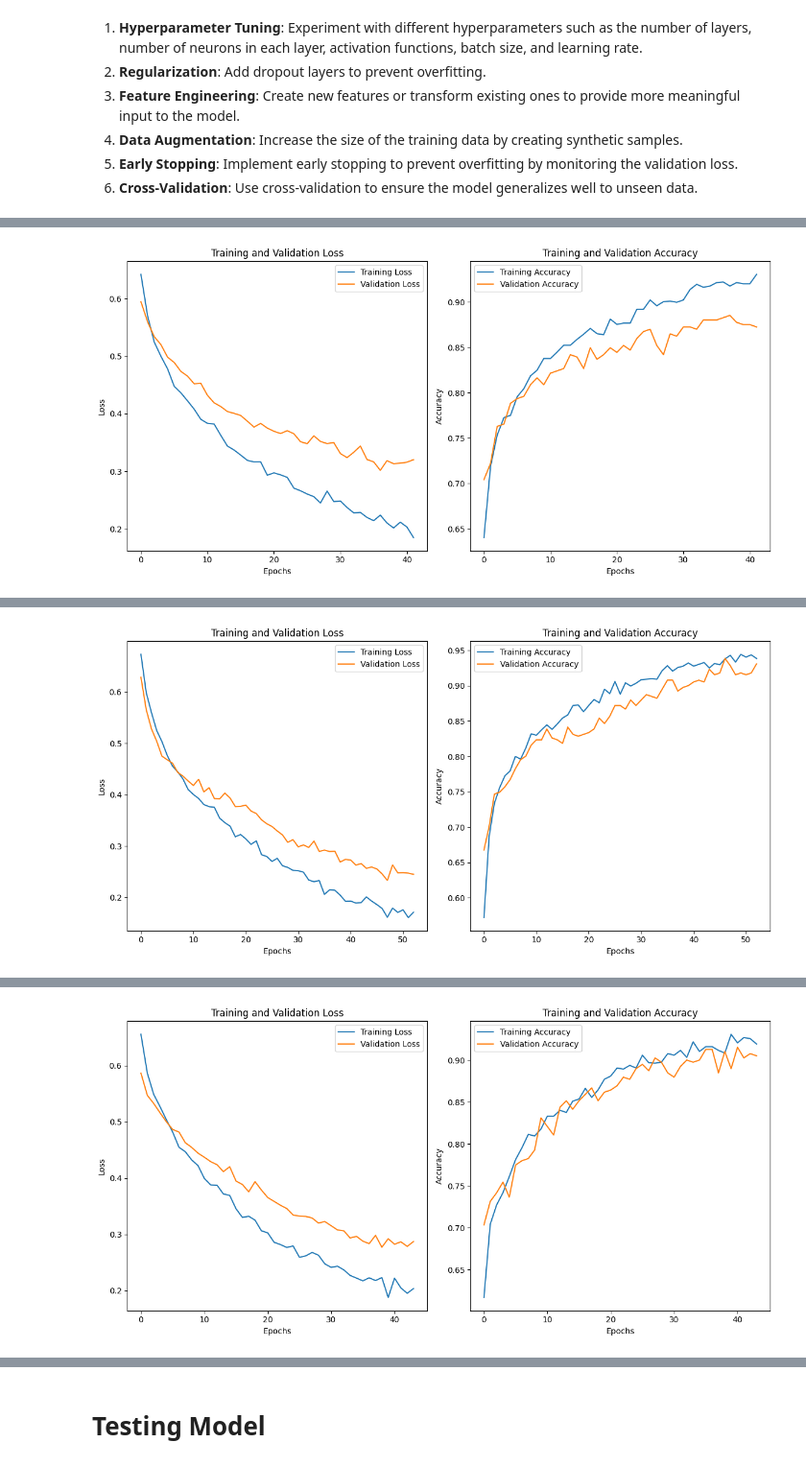
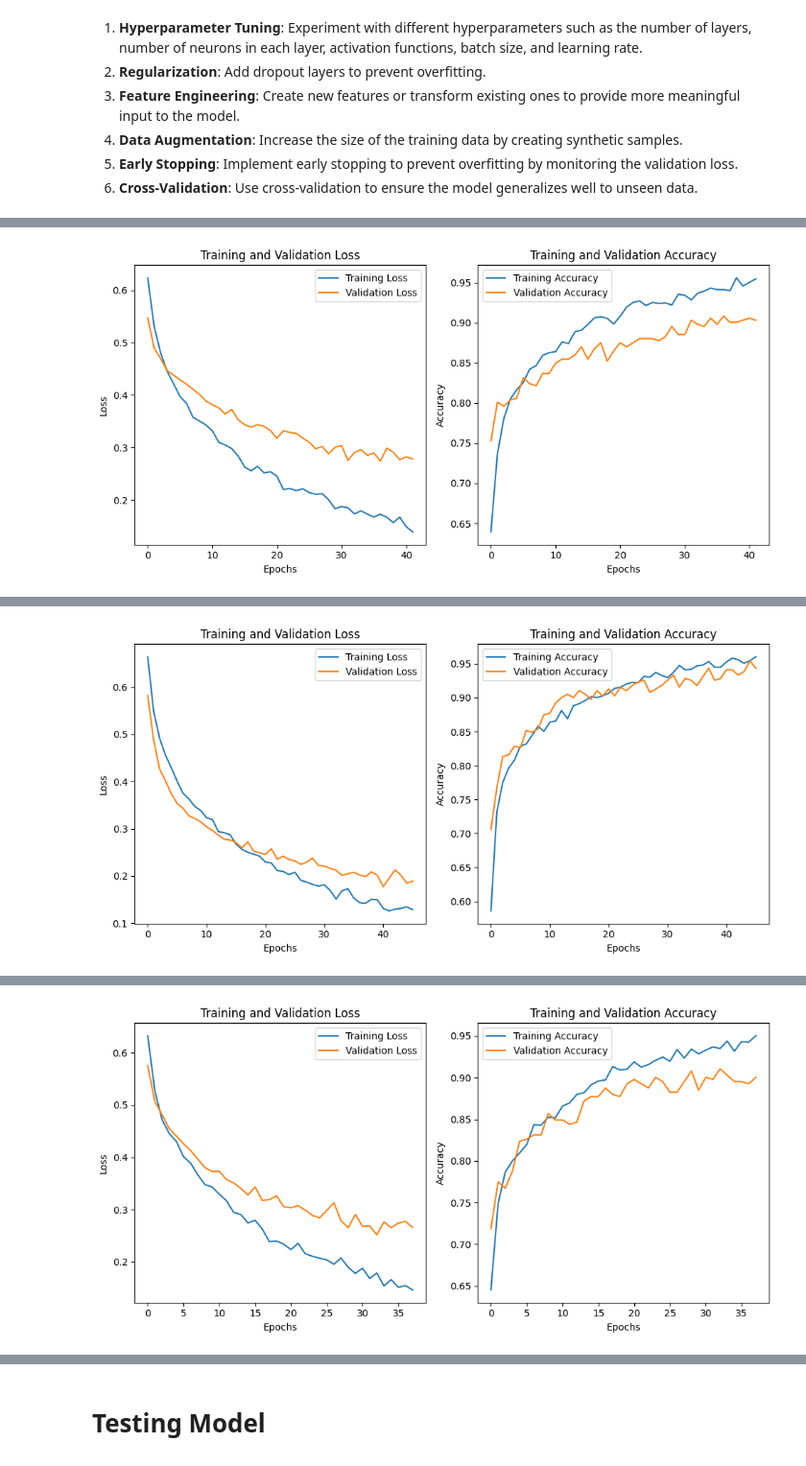
Before and after one commit to KiruluVidhumina/EmployeeAttritionAI, a Jupyter notebook: notebooks/employee_attrition_prediction.ipynb, the cells around one changed output, grey strips where cells are left out. Shown at 96% size. Cells and saved outputs as stored; diff of their text form; code cells hidden in the pictures.

```diff
--- a/notebooks/employee_attrition_prediction.ipynb
+++ b/notebooks/employee_attrition_prediction.ipynb
@@ -63,6 +63,8 @@ In this section, we will prepare the data for modeling. This includes:
 Proper data preparation is crucial for building robust and accurate models.
 # %%
 df['Attrition'] = df['Attrition'].map({'Yes': 1, 'No': 0})
+df['Gender'] = df['Gender'].map({'Male': 0, 'Female': 1})
+df['OverTime'] = df['OverTime'].map({'No': 0, 'Yes': 1})
 df.head()
 # %% [output]
 |  | Age | Attrition | BusinessTravel | DailyRate | Department | DistanceFromHome | Education | ... |
@@ -303,7 +305,7 @@ numerical_features = ['Age', 'DailyRate', 'DistanceFromHome', 'Education', 'Envi
 					  'MonthlyRate', 'NumCompaniesWorked', 'PercentSalaryHike', 'PerformanceRating',
 					  'RelationshipSatisfaction', 'StockOptionLevel', 'TotalWorkingYears',
 					  'TrainingTimesLastYear', 'WorkLifeBalance', 'YearsAtCompany',
-					  'YearsInCurrentRole', 'YearsSinceLastPromotion', 'YearsWithCurrManager']
+					  'YearsInCurrentRole', 'YearsSinceLastPromotion', 'YearsWithCurrManager', 'Gender', 'OverTime']
 
 X_train_num = X_train[numerical_features]
 X_val_num = X_val[numerical_features]
@@ -425,10 +427,10 @@ dense_layer_1 = Dense(15, activation='relu')(input_layer)
 dense_layer_2 = Dense(10, activation='relu')(dense_layer_1)
 output = Dense(1, activation='sigmoid')(dense_layer_2)
 
-model = Model(inputs=input_layer, outputs=output)
-model.compile(loss='binary_crossentropy', optimizer='adam', metrics=['accuracy'])
+ann_model = Model(inputs=input_layer, outputs=output)
+ann_model.compile(loss='binary_crossentropy', optimizer='adam', metrics=['accuracy'])
 
-print(model.summary())
+print(ann_model.summary())
 
-history = model.fit(X_train_num_scaled, y_train, batch_size=8, epochs=50, verbose=1, validation_data=(X_val_num_scaled, y_val))
+history = ann_model.fit(X_train_num_scaled, y_train, batch_size=8, epochs=50, verbose=1, validation_data=(X_val_num_scaled, y_val))
 # %% [output]
@@ -487,7 +489,7 @@ EarlyStopping = tf.keras.callbacks.EarlyStopping
 ReduceLROnPlateau = tf.keras.callbacks.ReduceLROnPlateau
 
 def plot_training_history(history):
-    plt.figure(figsize=(12, 6))
+    plt.figure(figsize=(10, 5))
     plt.subplot(1, 2, 1)
     plt.plot(history.history['loss'], label='Training Loss')
     plt.plot(history.history['val_loss'], label='Validation Loss')
@@ -519,6 +521,8 @@ def create_model():
     model.compile(loss='binary_crossentropy', optimizer='adam', metrics=['accuracy'])
     return model
 
+fine_tuned_model = None
+
 # Implement early stopping with reduced patience
 early_stopping = EarlyStopping(monitor='val_loss', patience=5, restore_best_weights=True)
 
@@ -530,16 +534,16 @@ kf = KFold(n_splits=5, shuffle=True, random_state=42)
 fold_no = 1
 for train_index, val_index in kf.split(X_train_resampled):
     print(f"Training fold {fold_no}...")
-    X_train_fold, X_val_fold = X_train_resampled[train_index], X_train_resampled[val_index]
+    X_train_fold, X_val_fold = X_train_resampled[train_index][:, :25], X_train_resampled[val_index][:, :25]
     y_train_fold, y_val_fold = y_train_resampled.iloc[train_index], y_train_resampled.iloc[val_index]
 
-    model = create_model()
-    history = model.fit(X_train_fold, y_train_fold, batch_size=8, epochs=100, verbose=1, validation_data=(X_val_fold, y_val_fold), callbacks=[early_stopping, lr_scheduler])
+    fine_tuned_model = create_model()
+    history = fine_tuned_model.fit(X_train_fold, y_train_fold, batch_size=8, epochs=100, verbose=1, validation_data=(X_val_fold, y_val_fold), callbacks=[early_stopping, lr_scheduler])
 
     plot_training_history(history)
 
     # Evaluate the model
-    val_loss, val_accuracy = model.evaluate(X_val_fold, y_val_fold, verbose=0)
+    val_loss, val_accuracy = fine_tuned_model.evaluate(X_val_fold, y_val_fold, verbose=0)
     print(f"Fold {fold_no} - Validation Loss: {val_loss}, Validation Accuracy: {val_accuracy}")
     fold_no += 1
 # %% [output]
@@ -563 +567 @@ Epoch 42/100
-[figure, old version]
+[figure, new version]
@@ -581 +585 @@ Epoch 53/100
-[figure, old version]
+[figure, new version]
@@ -599 +603 @@ Epoch 44/100
-[figure, old version]
+[figure, new version]
```
Also changed, not shown: parts of 12 cells of this notebook.
